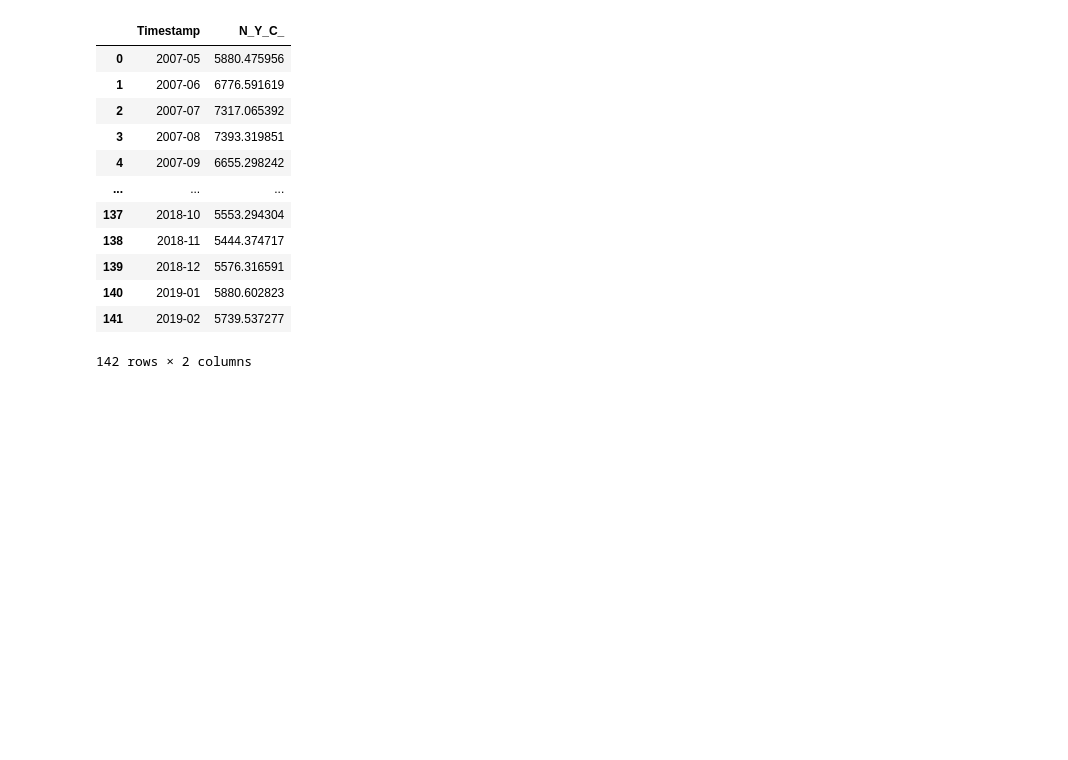
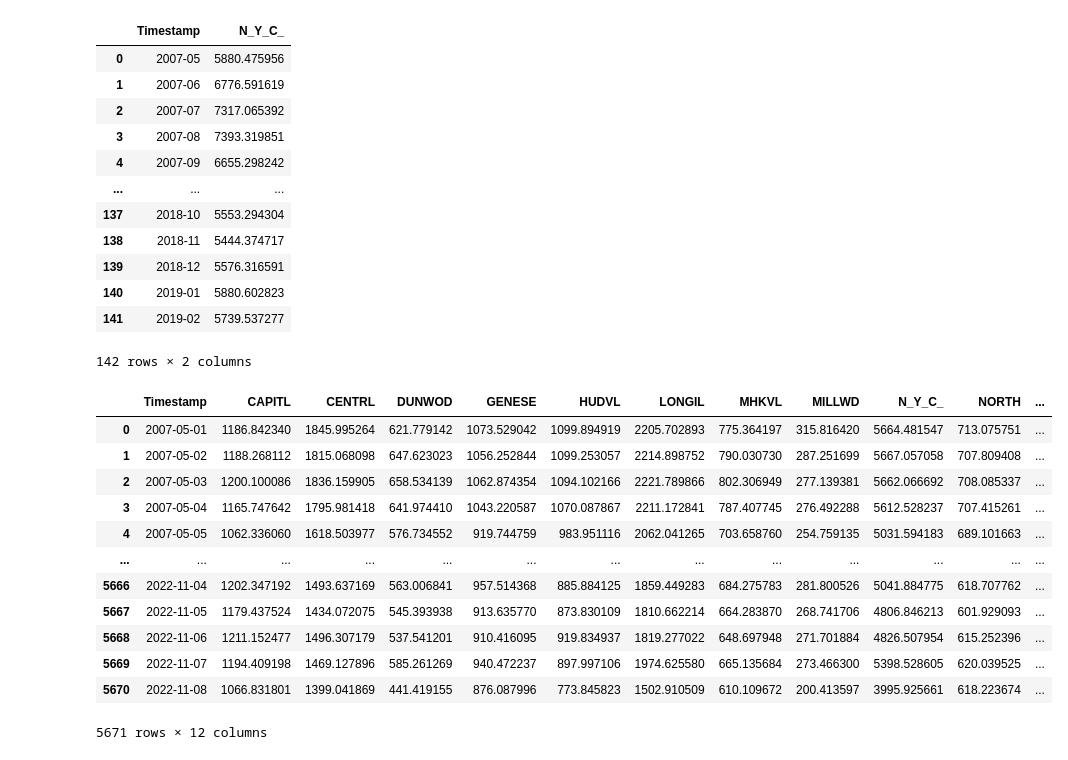
Before and after one commit to tyokyo320/conformal-rnn, a Jupyter notebook: test.ipynb, the cells around one changed output. Cells and saved outputs as stored; diff of their text form; code cells hidden in the pictures; blank space fills up the shorter version.

```diff
--- a/test.ipynb
+++ b/test.ipynb
@@ -34,3 +34,20 @@ df
 | 140 | 2019-01 | 5880.602823 |
 | 141 | 2019-02 | 5739.537277 |
 142 rows × 2 columns
+# %%
+df = pd.read_csv("data/nyiso_daily.csv")
+df
+# %% [output]
+|  | Timestamp | CAPITL | CENTRL | DUNWOD | GENESE | HUDVL | LONGIL | MHKVL | MILLWD | N_Y_C_ | NORTH | ... |
+| 0 | 2007-05-01 | 1186.842340 | 1845.995264 | 621.779142 | 1073.529042 | 1099.894919 | 2205.702893 | 775.364197 | 315.816420 | 5664.481547 | 713.075751 | ... |
+| 1 | 2007-05-02 | 1188.268112 | 1815.068098 | 647.623023 | 1056.252844 | 1099.253057 | 2214.898752 | 790.030730 | 287.251699 | 5667.057058 | 707.809408 | ... |
+| 2 | 2007-05-03 | 1200.100086 | 1836.159905 | 658.534139 | 1062.874354 | 1094.102166 | 2221.789866 | 802.306949 | 277.139381 | 5662.066692 | 708.085337 | ... |
+| 3 | 2007-05-04 | 1165.747642 | 1795.981418 | 641.974410 | 1043.220587 | 1070.087867 | 2211.172841 | 787.407745 | 276.492288 | 5612.528237 | 707.415261 | ... |
+| 4 | 2007-05-05 | 1062.336060 | 1618.503977 | 576.734552 | 919.744759 | 983.951116 | 2062.041265 | 703.658760 | 254.759135 | 5031.594183 | 689.101663 | ... |
+| ... | ... | ... | ... | ... | ... | ... | ... | ... | ... | ... | ... | ... |
+| 5666 | 2022-11-04 | 1202.347192 | 1493.637169 | 563.006841 | 957.514368 | 885.884125 | 1859.449283 | 684.275783 | 281.800526 | 5041.884775 | 618.707762 | ... |
+| 5667 | 2022-11-05 | 1179.437524 | 1434.072075 | 545.393938 | 913.635770 | 873.830109 | 1810.662214 | 664.283870 | 268.741706 | 4806.846213 | 601.929093 | ... |
+| 5668 | 2022-11-06 | 1211.152477 | 1496.307179 | 537.541201 | 910.416095 | 919.834937 | 1819.277022 | 648.697948 | 271.701884 | 4826.507954 | 615.252396 | ... |
+| 5669 | 2022-11-07 | 1194.409198 | 1469.127896 | 585.261269 | 940.472237 | 897.997106 | 1974.625580 | 665.135684 | 273.466300 | 5398.528605 | 620.039525 | ... |
+| 5670 | 2022-11-08 | 1066.831801 | 1399.041869 | 441.419155 | 876.087996 | 773.845823 | 1502.910509 | 610.109672 | 200.413597 | 3995.925661 | 618.223674 | ... |
+5671 rows × 12 columns
```
Also changed, not shown: 4 other files.
